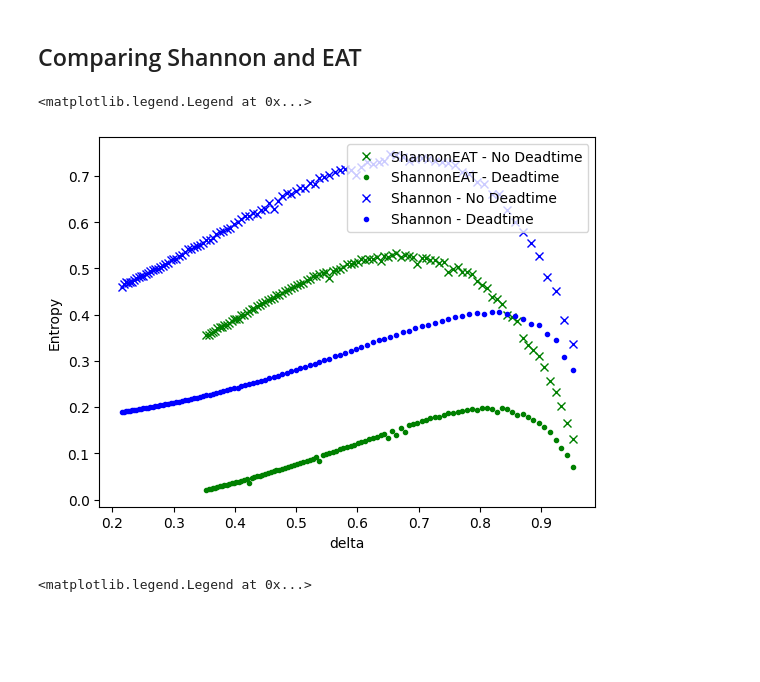
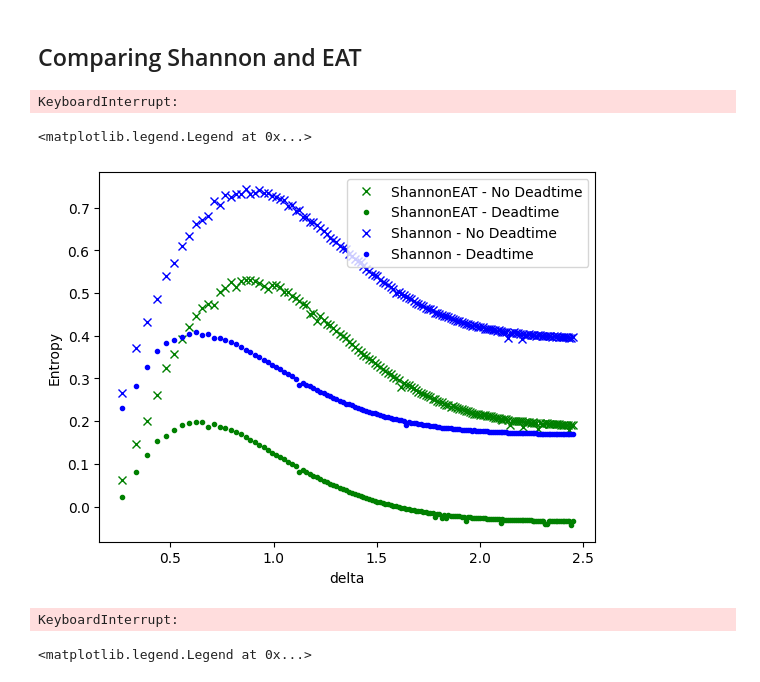
Before and after one commit to thmaoe/Master-thesis-QKD, a Jupyter notebook: results.ipynb, the cells around one changed output. Cells and saved outputs as stored; diff of their text form; code cells hidden in the pictures; blank space fills up the shorter version.

```diff
--- a/results.ipynb
+++ b/results.ipynb
@@ -219,9 +235,10 @@ with open('Results/Hmin2_077_DT.json', 'w') as f:
     json.dump(res_4, f)
 # %%
 res_5 = {'deltas': [], 'probas': [], 'vals': []}
+alphas = np.linspace(0.07, 6, 150)
 
-for i in range(100):
-    alpha = sqrt(0.1 + i*0.03)
+for alpha in alphas:
+    alpha = sqrt(alpha)
     delta, p = simulation.doSimul(alpha, 1/2, '2', 100000, 1, False)
     p = utils.handle_non_phys(p, alpha, '2')
     val = shannonLower.runOpti(delta, p[0], 1/2)
@@ -234,9 +251,10 @@ with open('Results/Shannon2_1_NoDT.json', 'w') as f:
     json.dump(res_5, f)
 # %%
 res_6 = {'deltas': [], 'probas': [], 'vals': []}
+alphas = np.linspace(0.07, 6, 150)
 
-for i in range(100):
-    alpha = sqrt(0.1 + i*0.03)
+for alpha in alphas:
+    alpha = sqrt(alpha)
     delta, p = simulation.doSimul(alpha, 1/2, '2', 100000, 1, False)
     p = utils.handle_non_phys(p, alpha, '2')
     val = HminLower.getHmin(p[0], delta, 1/2)
@@ -471,9 +509,10 @@ plt.legend()
 ## Comparing Shannon and EAT
 # %%
 res1e = {'deltas': [], 'vals': []}
+alphas = np.linspace(0.07, 6, 150)
 
-for i in range(100):
-    alpha = sqrt(0.1 + i*0.02)
+for alpha in alphas:
+    alpha = sqrt(alpha)
     ps = []
     delta = 0.0
     for i in range(5):
@@ -485,11 +524,14 @@ for i in range(100):
 
 with open('Results/ShannonEAT1_077_NoDT.json', 'w') as f:
     json.dump(res1e, f)
+# %% [output]
+KeyboardInterrupt:
 # %%
 res2e = {'deltas': [], 'vals': []}
+alphas = np.linspace(0.07, 6, 150)
 
-for i in range(100):
-    alpha = sqrt(0.1 + i*0.02)
+for alpha in alphas:
+    alpha = sqrt(alpha)
     ps = []
     delta = 0.0
     for i in range(5):
@@ -503,21 +545,22 @@ with open('Results/ShannonEAT1_077_DT.json', 'w') as f:
     json.dump(res2e, f)
 # %%
 plt.figure()
-plt.plot(res1e['deltas'], res1e['vals'], 'gx', label='ShannonEAT - No Deadtime')
-plt.plot(res2e['deltas'], res2e['vals'], 'g.', label='ShannonEAT - Deadtime')
-plt.plot(res1['deltas'], res1['vals'], 'bx', label='Shannon - No Deadtime')
-plt.plot(res2['deltas'], res2['vals'], 'b.', label='Shannon - Deadtime')
+plt.plot(alphas, res1e['vals'], 'gx', label='ShannonEAT - No Deadtime')
+plt.plot(alphas, res2e['vals'], 'g.', label='ShannonEAT - Deadtime')
+plt.plot(alphas, res1['vals'], 'bx', label='Shannon - No Deadtime')
+plt.plot(alphas, res2['vals'], 'b.', label='Shannon - Deadtime')
 plt.xlabel('delta')
 plt.ylabel('Entropy')
 plt.legend()
 # %% [output]
 <matplotlib.legend.Legend at 0x...>
-[figure, old version]
+[figure, new version]
 # %%
 res1e_ = {'deltas': [], 'vals': []}
+alphas = np.linspace(0.07, 6, 150)
 
-for i in range(100):
-    alpha = sqrt(0.1 + i*0.02)
+for alpha in alphas:
+    alpha = sqrt(alpha)
     ps = []
     delta = 0.0
     for i in range(5):
@@ -529,5 +572,7 @@ for i in range(100):
 
 with open('Results/ShannonEAT2_077_NoDT.json', 'w') as f:
     json.dump(res1e_, f)
+# %% [output]
+KeyboardInterrupt:
 # %%
 res2e_ = {'deltas': [], 'vals': []}
```
Also changed, not shown: parts of 24 cells of this notebook, 29 other files.
